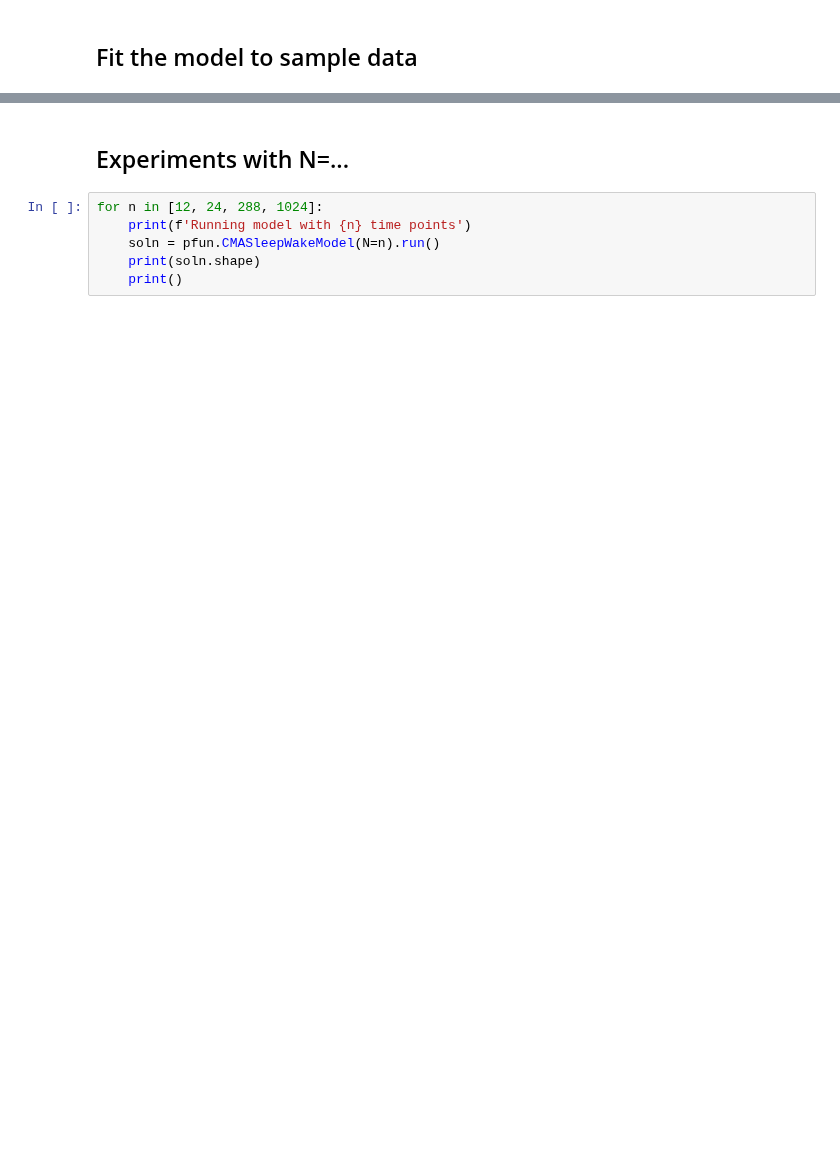
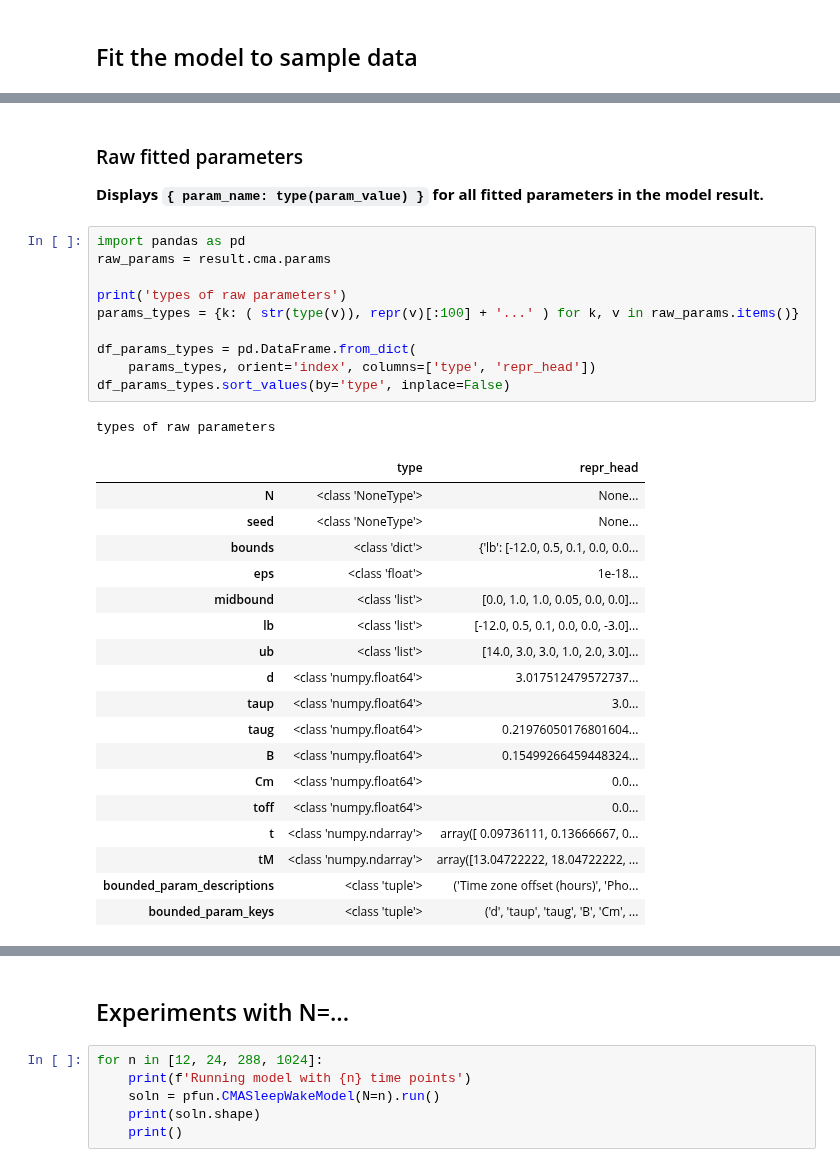
Before and after one commit to pfun-health/pfun-cma-model, a Jupyter notebook: examples/notebooks/cma-model-modular-demos.ipynb, the cells around one changed output, grey strips where cells are left out. Drawn from its saved outputs; the diff is of its cells as text; blank space fills up the shorter version.

```diff
--- a/examples/notebooks/cma-model-modular-demos.ipynb
+++ b/examples/notebooks/cma-model-modular-demos.ipynb
@@ -144,3 +138,37 @@ soln=                                   t         c         m         a       I_
+# %% [markdown]
+### Raw fitted parameters
+
+**Displays `{ param_name: type(param_value) }` for all fitted parameters in the model result.**
+# %%
+import pandas as pd
+raw_params = result.cma.params
+
+print('types of raw parameters')
+params_types = {k: ( str(type(v)), repr(v)[:100] + '...' ) for k, v in raw_params.items()}
+
+df_params_types = pd.DataFrame.from_dict(
+    params_types, orient='index', columns=['type', 'repr_head'])
+df_params_types.sort_values(by='type', inplace=False)
+# %% [output]
+types of raw parameters
+|  | type | repr_head |
+| N | <class 'NoneType'> | None... |
+| seed | <class 'NoneType'> | None... |
+| bounds | <class 'dict'> | {'lb': [-12.0, 0.5, 0.1, 0.0, 0.0... |
+| eps | <class 'float'> | 1e-18... |
+| midbound | <class 'list'> | [0.0, 1.0, 1.0, 0.05, 0.0, 0.0]... |
+| lb | <class 'list'> | [-12.0, 0.5, 0.1, 0.0, 0.0, -3.0]... |
+| ub | <class 'list'> | [14.0, 3.0, 3.0, 1.0, 2.0, 3.0]... |
+| d | <class 'numpy.float64'> | 3.017512479572737... |
+| taup | <class 'numpy.float64'> | 3.0... |
+| taug | <class 'numpy.float64'> | 0.21976050176801604... |
+| B | <class 'numpy.float64'> | 0.15499266459448324... |
+| Cm | <class 'numpy.float64'> | 0.0... |
+| toff | <class 'numpy.float64'> | 0.0... |
+| t | <class 'numpy.ndarray'> | array([ 0.09736111, 0.13666667, 0... |
+| tM | <class 'numpy.ndarray'> | array([13.04722222, 18.04722222, ... |
+| bounded_param_descriptions | <class 'tuple'> | ('Time zone offset (hours)', 'Pho... |
+| bounded_param_keys | <class 'tuple'> | ('d', 'taup', 'taug', 'B', 'Cm', ... |
 # %%
 from pfun_cma_model import CMAModelParams
 
```
Also changed, not shown: parts of 15 cells of this notebook, 3 other files.
